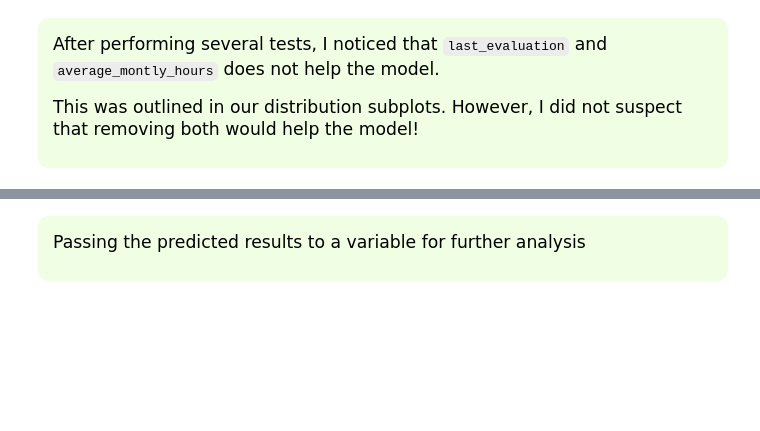
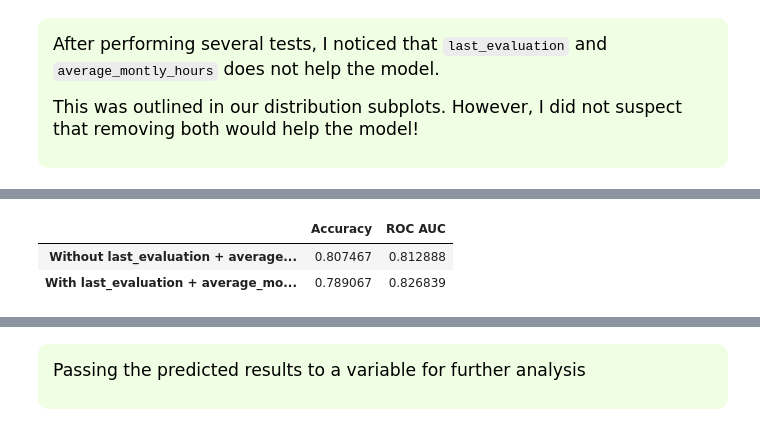
Before and after one commit to plozano0/Hands-On-Data-Analysis-with-Pandas-2nd-Edition, a Jupyter notebook: Lozano_P_Final_Project.ipynb, the cells around one changed output, grey strips where cells are left out. Drawn from its saved outputs; the diff is of its cells as text; code cells hidden in the pictures; blank space fills up the shorter version.

```diff
--- a/Lozano_P_Final_Project.ipynb
+++ b/Lozano_P_Final_Project.ipynb
@@ -639,0 +627,29 @@ lm.score(X_test, y_test)
+# %%
+from sklearn.linear_model import LogisticRegression
+from sklearn.metrics import roc_auc_score
+
+# Train/score WITHOUT the two features (uses your existing split)
+lm = LogisticRegression(max_iter=1000, random_state=0).fit(X_train, y_train)
+acc = lm.score(X_test, y_test)
+
+# Align X_with to the same split using indices
+X_with_train = X_with.loc[X_train.index]
+X_with_test  = X_with.loc[X_test.index]
+
+# Train/score WITH the two features
+lm_with = LogisticRegression(max_iter=1000, random_state=0).fit(X_with_train, y_train)
+acc_with = lm_with.score(X_with_test, y_test)
+
+# Adding ROC AUC for more context
+auc = roc_auc_score(y_test, lm.predict_proba(X_test)[:, 1])
+auc_with = roc_auc_score(y_test, lm_with.predict_proba(X_with_test)[:, 1])
+
+pd.DataFrame(
+    {'Accuracy': [acc, acc_with], 'ROC AUC': [auc, auc_with]},
+    index=['Without last_evaluation + average_montly_hours',
+           'With last_evaluation + average_montly_hours']
+)
+# %% [output]
+|  | Accuracy | ROC AUC |
+| Without last_evaluation + average... | 0.807467 | 0.812888 |
+| With last_evaluation + average_mo... | 0.789067 | 0.826839 |
```
Also changed, not shown: parts of 90 cells of this notebook.
